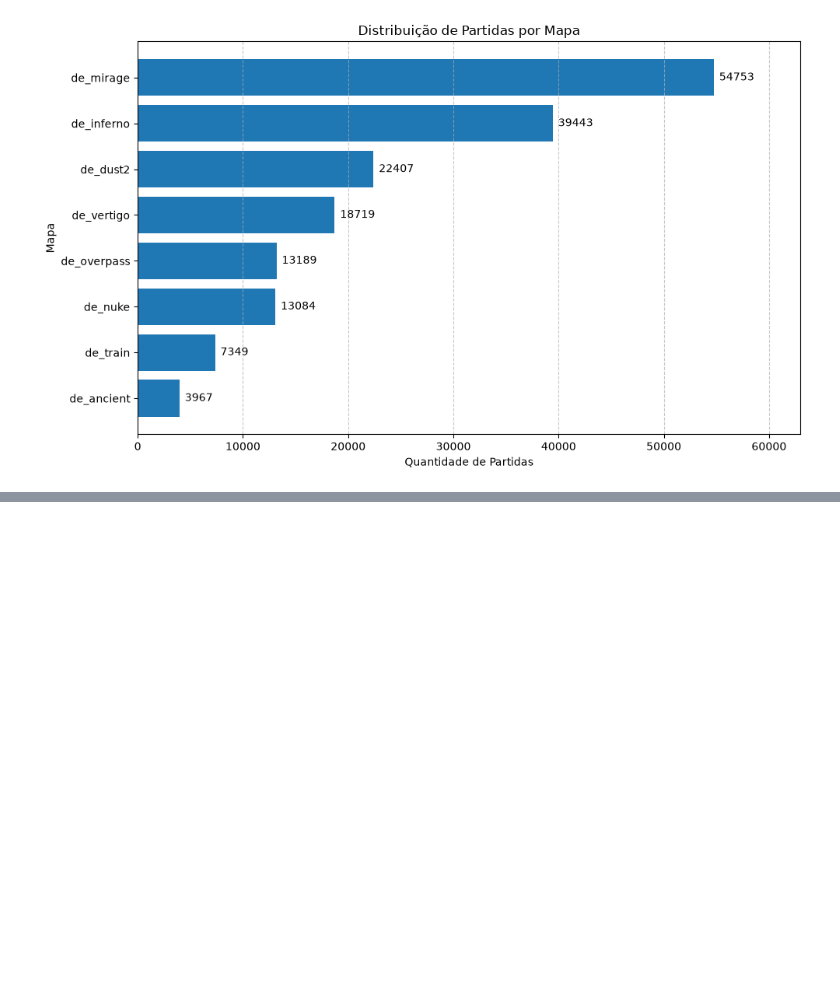
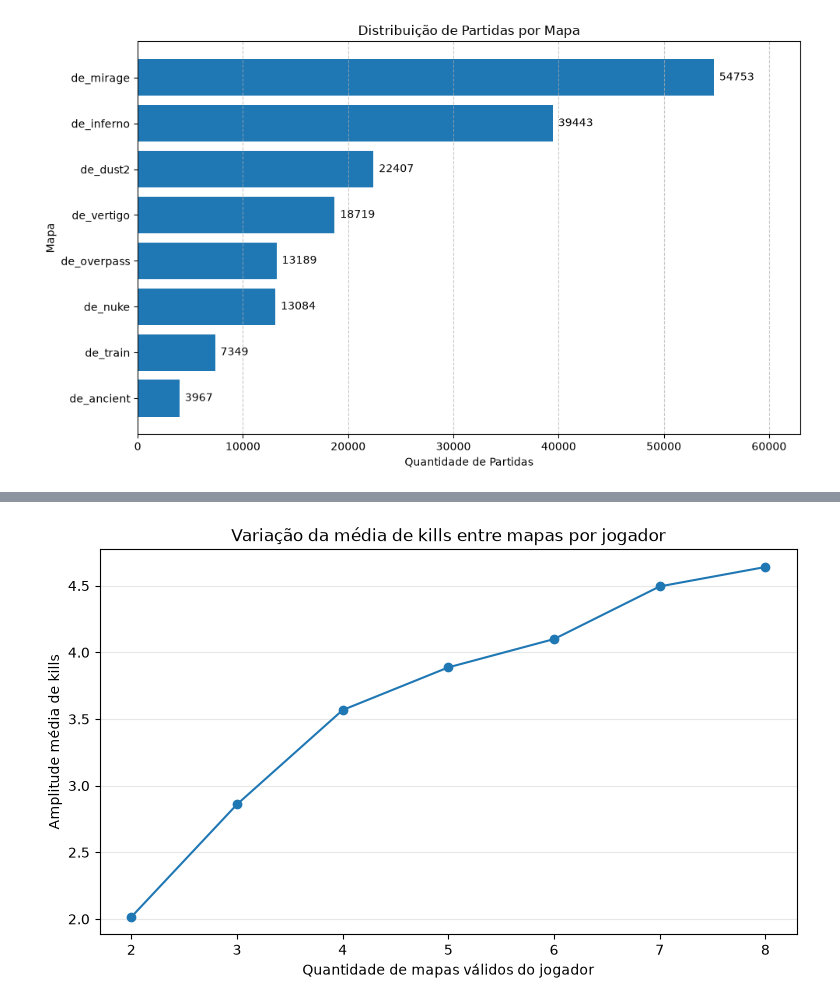
Before and after one commit to lucasccesar/Projeto-IA, a Jupyter notebook: notebooks/01_eda_dataset.ipynb, the cells around one changed output, grey strips where cells are left out. Cells and saved outputs as stored; diff of their text form; code cells hidden in the pictures; blank space fills up the shorter version.

Commit message:
feat: análise de mapa x kill

```diff
--- a/notebooks/01_eda_dataset.ipynb
+++ b/notebooks/01_eda_dataset.ipynb
@@ -680,0 +837,10 @@ plt.show()
+# %%
+# Lembre que estou considerando jogadores com no minímo 10 partidas por mapa
+# Criando o conjunto que vou analisar
+
+jogador_mapa_10 = jogador_mapa[
+    jogador_mapa['qtdPartidasMapa'] >= 10
+].copy()
+
+display(jogador_mapa_10.head())
+#jogador_mapa_10.info()
@@ -680,0 +964,15 @@ plt.show()
+# %%
+# Verificando se a amplitude aumenta porque estou comparando mais mapas
+variacao_por_qtd_mapas = (
+    variacao_por_jogador
+    .groupby('qtdMapas')
+    .agg(
+        qtdJogadores=('idPlayer', 'count'),
+        mediaAmplitude=('amplitudeMediaKills', 'mean'),
+        medianaAmplitude=('amplitudeMediaKills', 'median'),
+        desvioAmplitude=('amplitudeMediaKills', 'std')
+    )
+    .reset_index()
+)
+
+display(variacao_por_qtd_mapas)
@@ -680,0 +988,19 @@ plt.show()
+# %%
+plt.figure(figsize=(9, 5))
+
+plt.plot(
+    variacao_por_qtd_mapas['qtdMapas'],
+    variacao_por_qtd_mapas['mediaAmplitude'],
+    marker='o'
+)
+
+plt.xlabel('Quantidade de mapas válidos do jogador')
+plt.ylabel('Amplitude média de kills')
+plt.title('Variação da média de kills entre mapas por jogador')
+
+plt.xticks(variacao_por_qtd_mapas['qtdMapas'])
+plt.grid(axis='y', alpha=0.3)
+
+plt.show()
+# %% [output]
+[figure, added]
```
Also changed, not shown: parts of 18 cells of this notebook.
